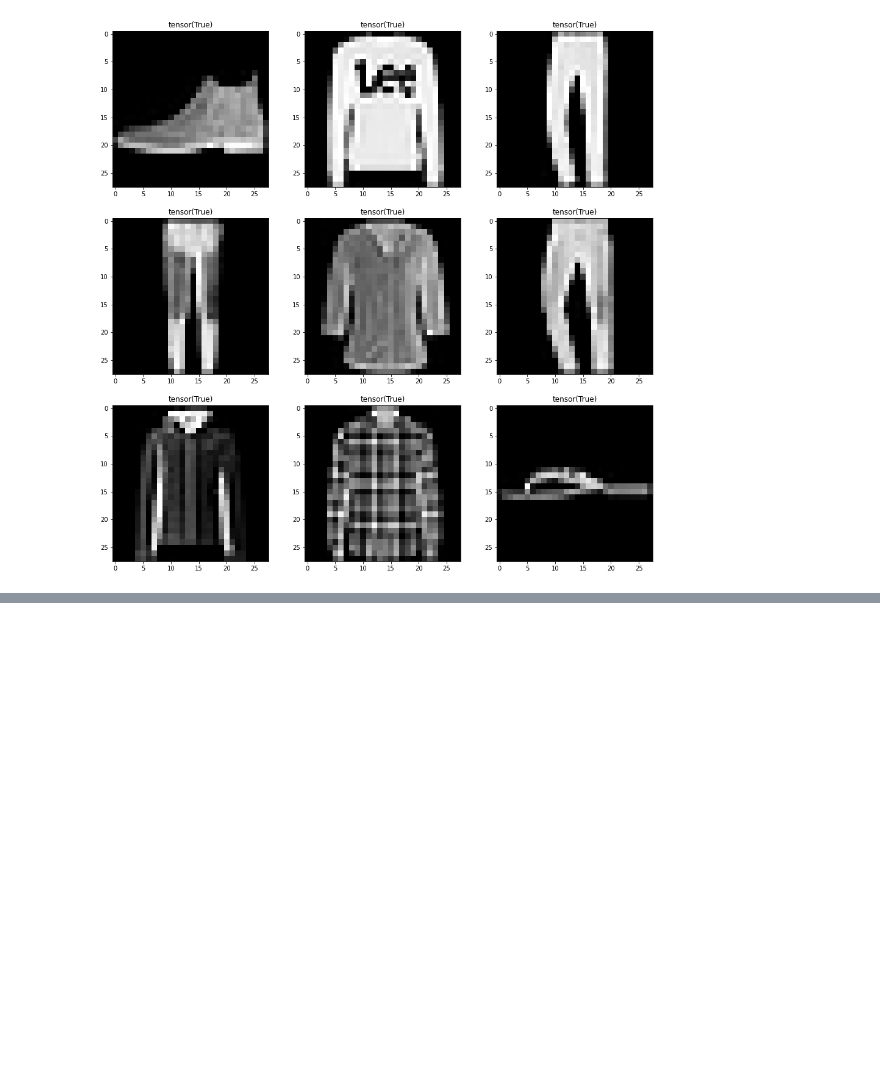
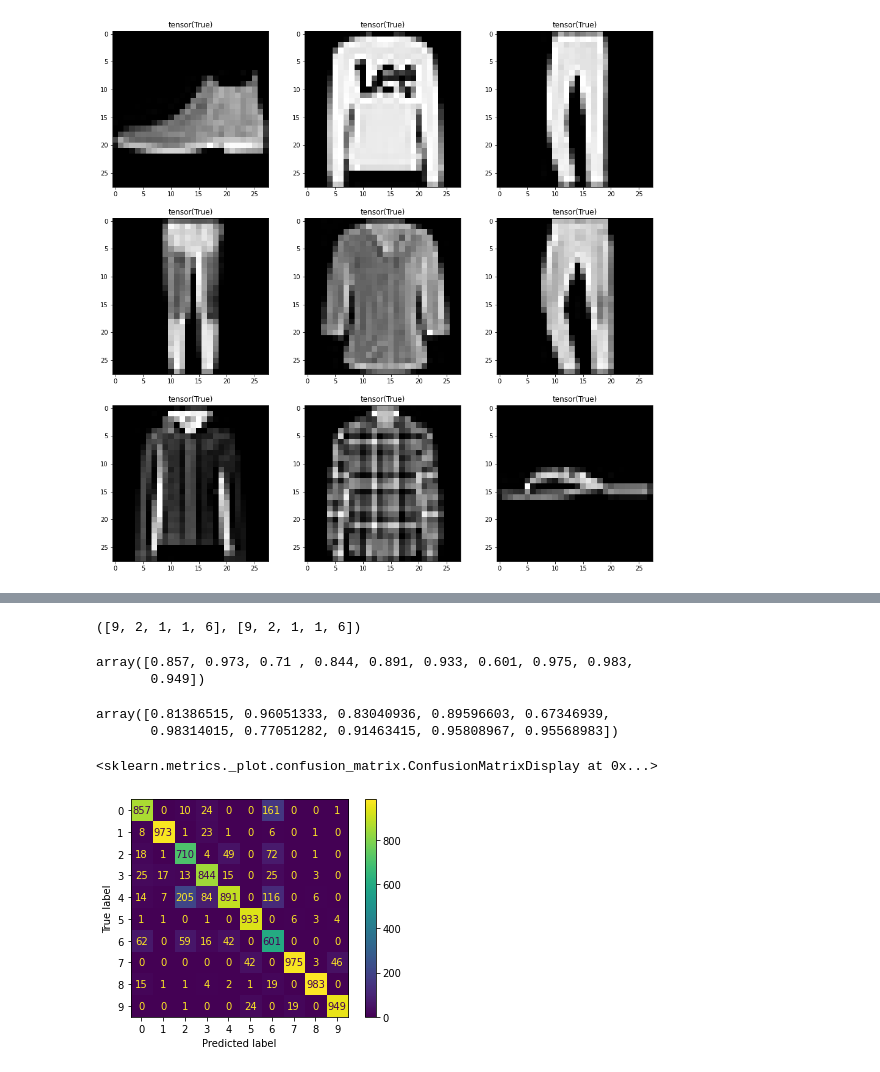
Before and after one commit to YaZlob/itcubeAI, a Jupyter notebook: NNIntro.ipynb, the cells around one changed output, grey strips where cells are left out. Cells and saved outputs as stored; diff of their text form; code cells hidden in the pictures; blank space fills up the shorter version.

```diff
--- a/NNIntro.ipynb
+++ b/NNIntro.ipynb
@@ -225,0 +279,31 @@ plot(model, test_data)
+# %%
+predicts = []
+real_labels = []
+model.eval()
+with torch.no_grad():
+    for X, y in test_dataloader:
+        X = X.to(device)
+        pred = model(X)
+        predicts.extend(pred.argmax(1).tolist())
+        real_labels.extend(y.tolist())
+# %%
+predicts[:5], real_labels[:5]
+# %% [output]
+([9, 2, 1, 1, 6], [9, 2, 1, 1, 6])
+# %%
+precision_score(predicts, real_labels, average=None)
+# %% [output]
+array([0.857, 0.973, 0.71 , 0.844, 0.891, 0.933, 0.601, 0.975, 0.983,
+       0.949])
+# %%
+recall_score(predicts, real_labels, average=None)
+# %% [output]
+array([0.81386515, 0.96051333, 0.83040936, 0.89596603, 0.67346939,
+       0.98314015, 0.77051282, 0.91463415, 0.95808967, 0.95568983])
+# %%
+cm = confusion_matrix(predicts, real_labels, labels=range(10))
+disp = ConfusionMatrixDisplay(confusion_matrix=cm, display_labels=range(10))
+disp.plot()
+# %% [output]
+<sklearn.metrics._plot.confusion_matrix.ConfusionMatrixDisplay at 0x...>
+[figure, added]
```
Also changed, not shown: parts of 20 cells of this notebook.
